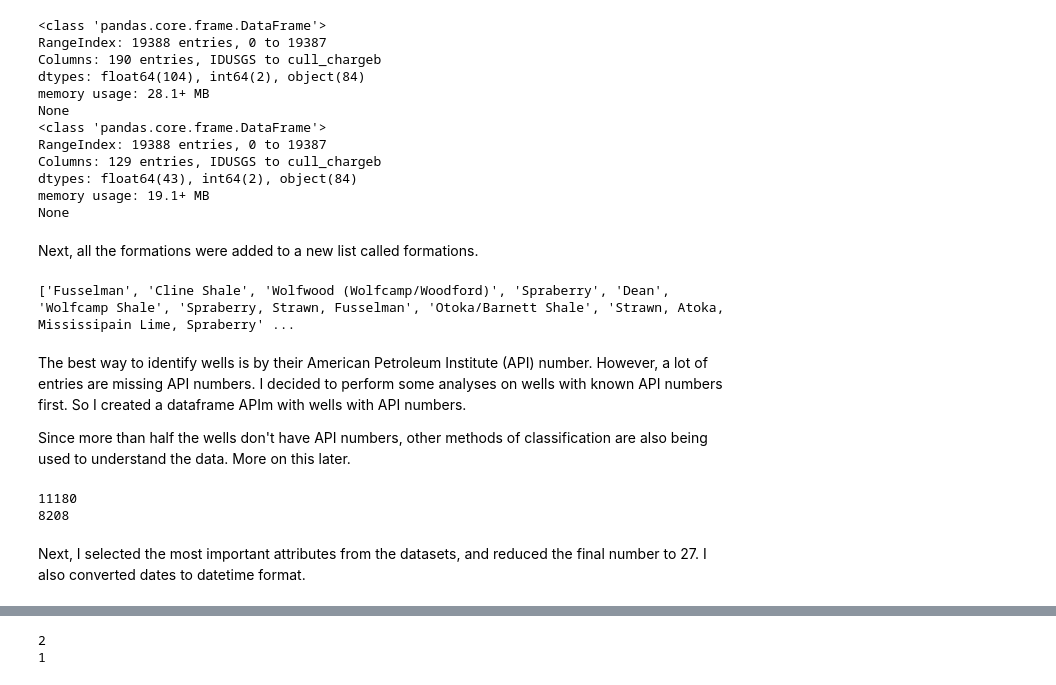
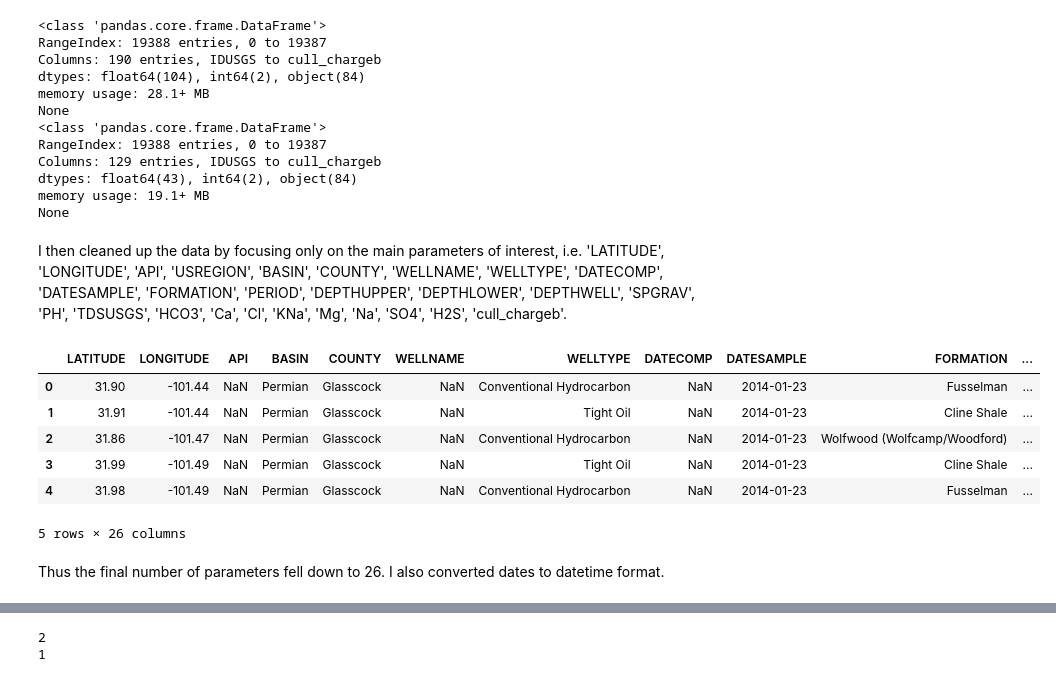
Before and after one commit to shubacca/Produced-Waters, a Jupyter notebook: Produced Waters/Exploratory Data Cleaning on Texas Produced Water Dataset.ipynb, the cells around one changed output, grey strips where cells are left out. Saved outputs shown, nothing was run; the diff lists cells and outputs as text; code cells hidden in the pictures.

```diff
--- a/Produced Waters/Exploratory Data Cleaning on Texas Produced Water Dataset.ipynb
+++ b/Produced Waters/Exploratory Data Cleaning on Texas Produced Water Dataset.ipynb
@@ -114,29 +56,19 @@ Columns: 129 entries, IDUSGS to cull_chargeb
 dtypes: float64(43), int64(2), object(84)
 memory usage: 19.1+ MB
 None
-# %% [markdown]
-Next, all the formations were added to a new list called formations.
-# %%
-formations = []
-for formation in df_drop['FORMATION']:
-    if not formation in formations:
-        formations.append(formation)
-
-print(formations[:20])
-# %% [output]
-['Fusselman', 'Cline Shale', 'Wolfwood (Wolfcamp/Woodford)', 'Spraberry', 'Dean', 'Wolfcamp Shale', 'Spraberry, Strawn, Fusselman', 'Otoka/Barnett Shale', 'Strawn, Atoka, Mississipain Lime, Spraberry' ...
-# %% [markdown]
-The best way to identify wells is by their American Petroleum Institute (API) number. However, a lot of entries are  missing API numbers. I decided to perform some analyses on wells with known API numbers first. So I created a dataframe APIm with wells with API numbers.
-
-Since more than half the wells don't have API numbers, other methods of classification are also being used to understand the data. More on this later.
-# %%
-print(df_drop['API'].isnull().sum())                  #11180
-print(df_drop['API'].notnull().sum())                 #8208
-
-# selecting known wells with API numbers
-APIm = df_drop[df_drop['API'].notnull()]              #dropped from 19388 to 8208
-# %% [output]
-11180
-8208
+# %% [markdown]
+I then cleaned up the data by focusing only on the main parameters of interest, i.e. 'LATITUDE', 'LONGITUDE', 'API', 'USREGION', 'BASIN', 'COUNTY', 'WELLNAME', 'WELLTYPE', 'DATECOMP', 'DATESAMPLE', 'FORMATION', 'PERIOD', 'DEPTHUPPER', 'DEPTHLOWER', 'DEPTHWELL', 'SPGRAV', 'PH', 'TDSUSGS', 'HCO3', 'Ca', 'Cl', 'KNa', 'Mg', 'Na', 'SO4', 'H2S', 'cull_chargeb'.
+# %%
+# selecting known wells with API numbers
+df_drop = df_drop[['LATITUDE','LONGITUDE','API','BASIN','COUNTY','WELLNAME','WELLTYPE','DATECOMP','DATESAMPLE','FORMATION','PERIOD','DEPTHUPPER','DEPTHLOWER','DEPTHWELL','SPGRAV','PH','TDSUSGS','HCO3','Ca','Cl','KNa','Mg','Na','SO4','H2S','cull_chargeb']]
+df_drop.head()
+# %% [output]
+|  | LATITUDE | LONGITUDE | API | BASIN | COUNTY | WELLNAME | WELLTYPE | DATECOMP | DATESAMPLE | FORMATION | ... |
+| 0 | 31.90 | -101.44 | NaN | Permian | Glasscock | NaN | Conventional Hydrocarbon | NaN | 2014-01-23 | Fusselman | ... |
+| 1 | 31.91 | -101.44 | NaN | Permian | Glasscock | NaN | Tight Oil | NaN | 2014-01-23 | Cline Shale | ... |
+| 2 | 31.86 | -101.47 | NaN | Permian | Glasscock | NaN | Conventional Hydrocarbon | NaN | 2014-01-23 | Wolfwood (Wolfcamp/Woodford) | ... |
+| 3 | 31.99 | -101.49 | NaN | Permian | Glasscock | NaN | Tight Oil | NaN | 2014-01-23 | Cline Shale | ... |
+| 4 | 31.98 | -101.49 | NaN | Permian | Glasscock | NaN | Conventional Hydrocarbon | NaN | 2014-01-23 | Fusselman | ... |
+5 rows × 26 columns
 # %% [markdown]
-Next, I selected the most important attributes from the datasets, and reduced the final number to 27. I also converted dates to datetime format.
+Thus the final number of parameters fell down to 26. I also converted dates to datetime format.
```
Also changed, not shown: parts of 14 cells of this notebook.
